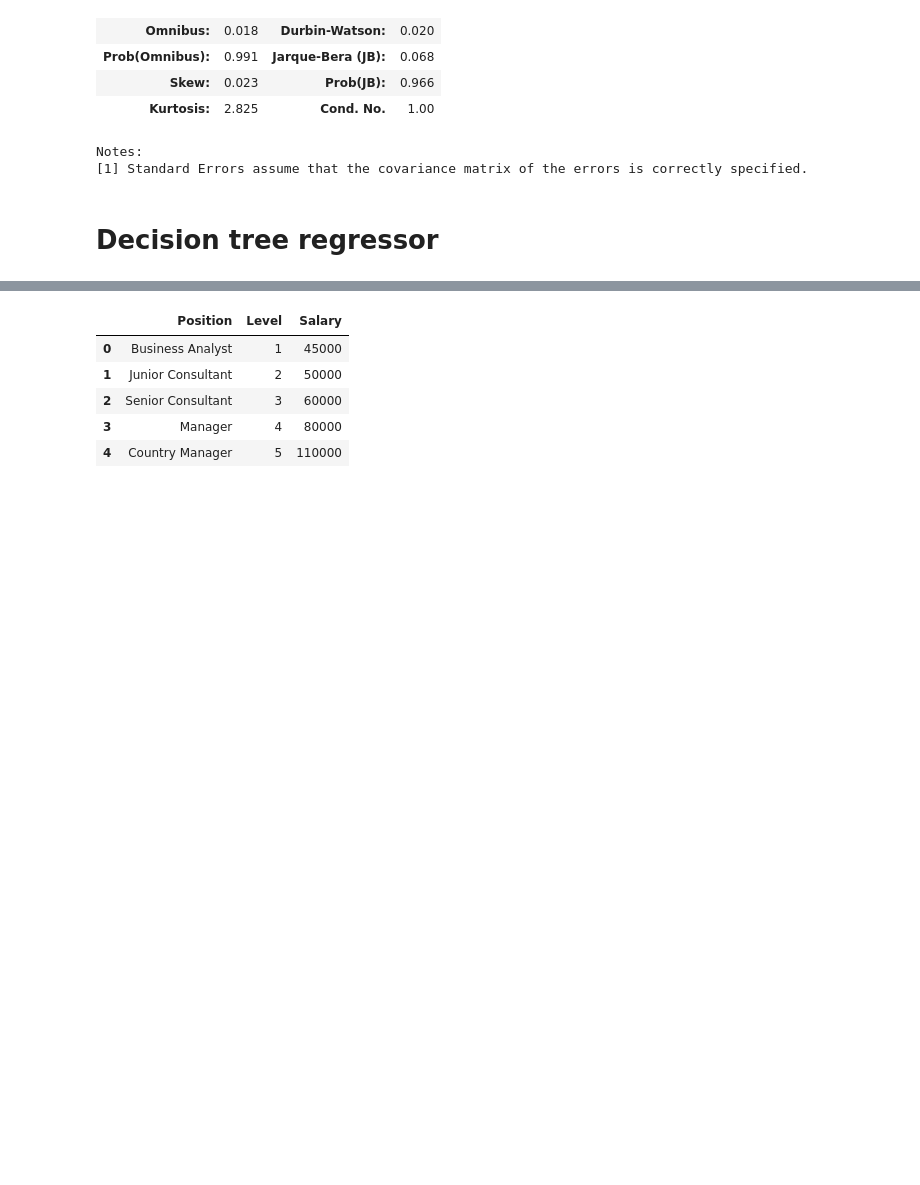
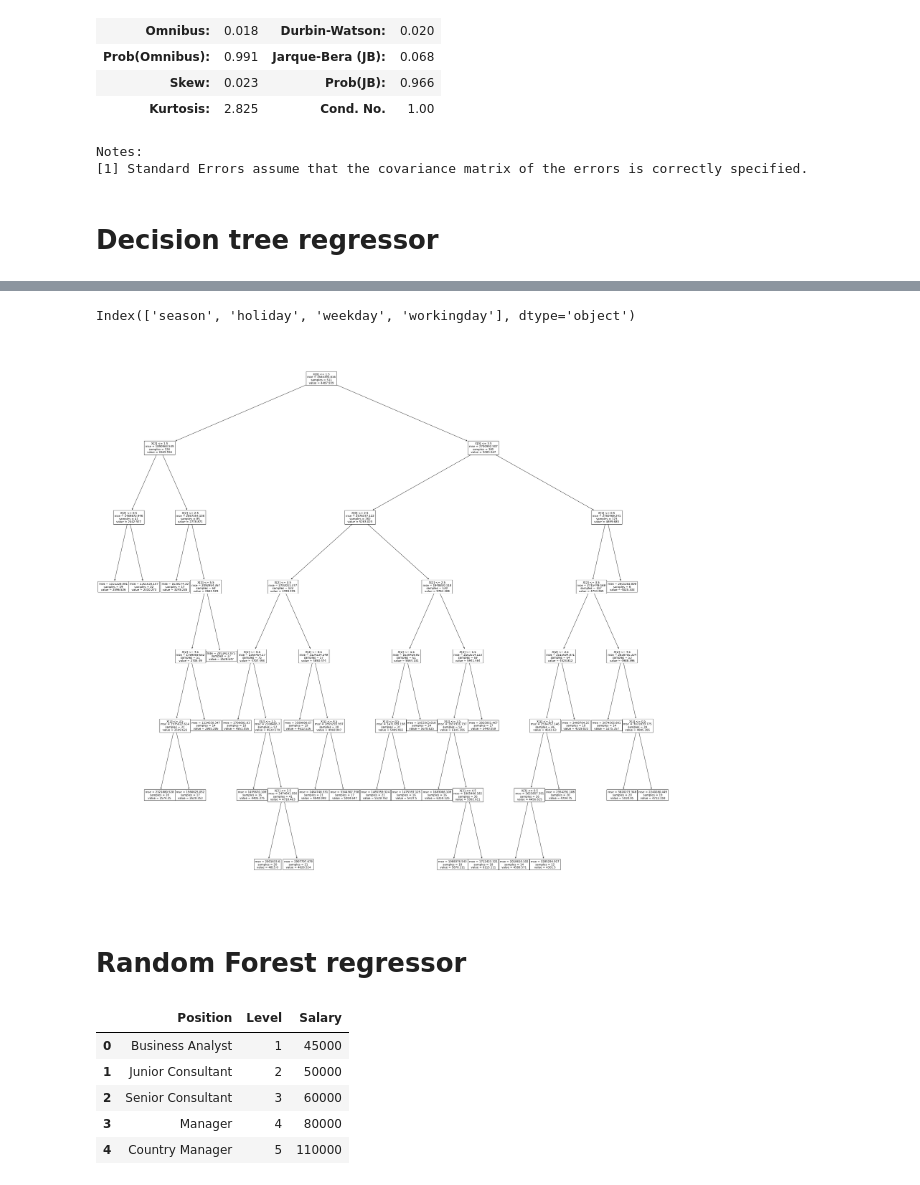
Before and after one commit to JmaldonadoRdV/Apuntes, a Jupyter notebook: Algoritmos basicos/Regression.ipynb, the cells around one changed output, grey strips where cells are left out. Cells and saved outputs as stored; diff of their text form; code cells hidden in the pictures; blank space fills up the shorter version.

```diff
--- a/Algoritmos basicos/Regression.ipynb
+++ b/Algoritmos basicos/Regression.ipynb
@@ -284,0 +291,4 @@ Notes:
+# %%
+#Dividir en variables dependientes e independientes
+y_day = day_df.iloc[: ,-1:]
+x_day = day_df.iloc[: ,:-1]
@@ -285,3 +362,17 @@ Notes:
+# %%
+features_column = day_df.columns[:-1]
+features_column
+# %% [output]
+Index(['season', 'holiday', 'weekday', 'workingday'], dtype='object')
+# %%
+#Diagrama del arbol de decision
+fig = plt.figure(figsize=(40,40))
+tree.plot_tree(dtr)
+fig.savefig("regression_decistion_tree_using_matplotlib.png")
+# %% [output]
+[figure, added]
+# %% [markdown]
+# Random Forest regressor
 # %%
 # Importing the dataset
 dataset = pd.read_csv('../datos/Position_Salaries.csv')
```
Also changed, not shown: parts of 16 cells of this notebook, 1 other file.
